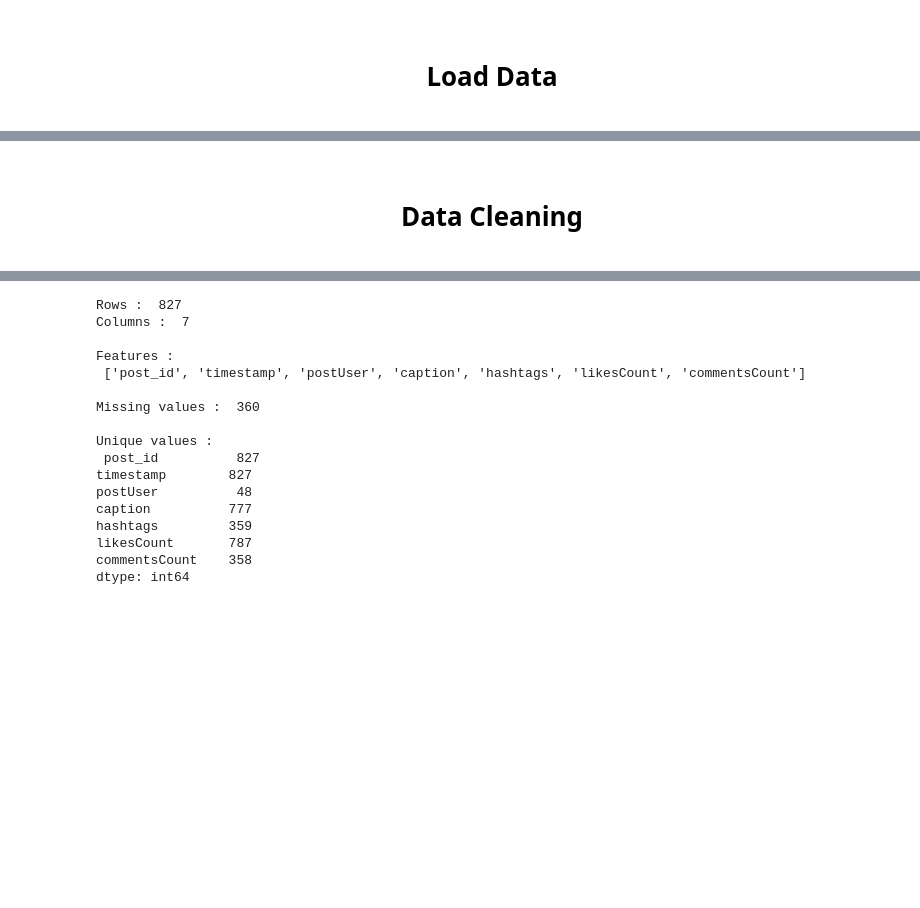
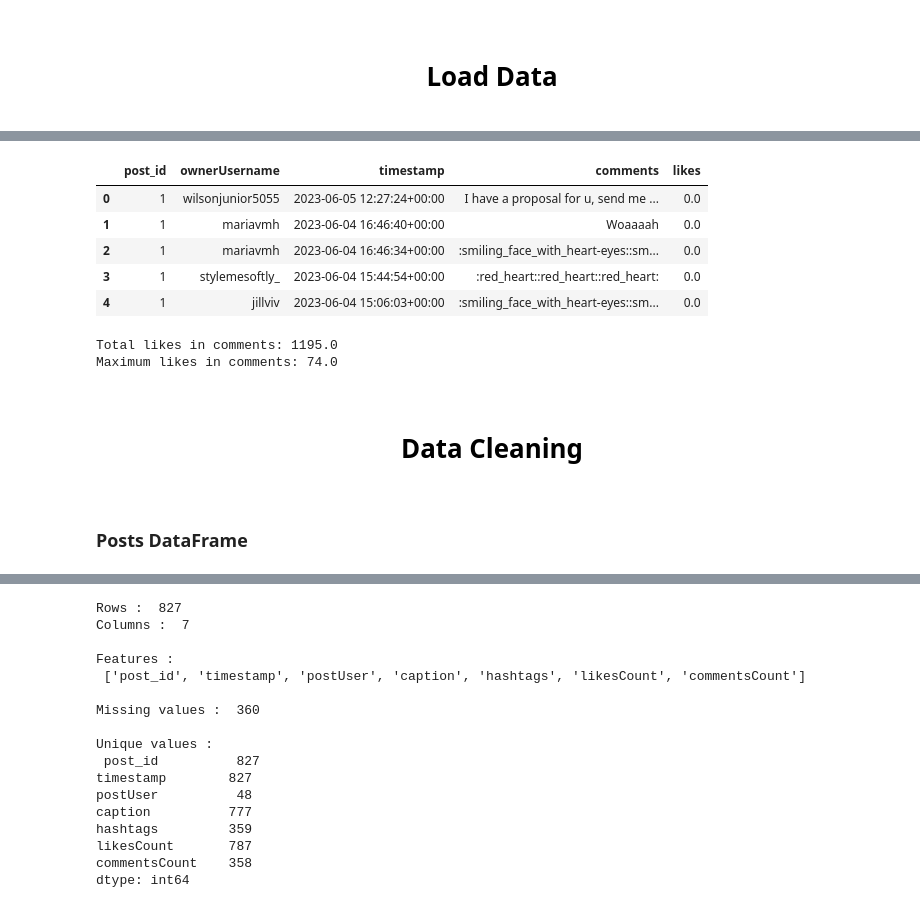
Before and after one commit to 23092003e/A-Fashion-Recommendation-System-via-Sequence-Mining-on-Social-Media-, a Jupyter notebook: notebooks/data_cleaning.ipynb, the cells around one changed output, grey strips where cells are left out. Saved outputs shown, nothing was run; the diff lists cells and outputs as text; code cells hidden in the pictures; blank space fills up the shorter version.

```diff
--- a/notebooks/data_cleaning.ipynb
+++ b/notebooks/data_cleaning.ipynb
@@ -25,5 +24,26 @@ post_df.head()
 | 2 | 3 | 2023-05-29 18:57:51+00:00 | maryleest | The famous stairs 🤎 Photo @gustav... | NaN | 28936 | 123 |
 | 3 | 4 | 2023-03-07 19:30:42+00:00 | stephaniebroek | I visualized this moment so many ... | CHANELFallWinter | 4764 | 215 |
 | 4 | 5 | 2023-05-23 21:11:12+00:00 | maryleest | Got to witness such historical mo... | CannesFilmFestival | 13379 | 123 |
+# %%
+comment_df.head()
+# %% [output]
+|  | post_id | ownerUsername | timestamp | comments | likes |
+| 0 | 1 | wilsonjunior5055 | 2023-06-05 12:27:24+00:00 | I have a proposal for u, send me ... | 0.0 |
+| 1 | 1 | mariavmh | 2023-06-04 16:46:40+00:00 | Woaaaah | 0.0 |
+| 2 | 1 | mariavmh | 2023-06-04 16:46:34+00:00 | :smiling_face_with_heart-eyes::sm... | 0.0 |
+| 3 | 1 | stylemesoftly_ | 2023-06-04 15:44:54+00:00 | :red_heart:️:red_heart:️:red_heart:️ | 0.0 |
+| 4 | 1 | jillviv | 2023-06-04 15:06:03+00:00 | :smiling_face_with_heart-eyes::sm... | 0.0 |
+# %%
+# Total like in comment_df
+total_likes = comment_df['likes'].sum()
+print(f"Total likes in comments: {total_likes}")
+# Maximum likes in comment_df
+max_likes = comment_df['likes'].max()
+print(f"Maximum likes in comments: {max_likes}")
+# %% [output]
+Total likes in comments: 1195.0
+Maximum likes in comments: 74.0
 # %% [markdown]
 # <div style="text-align: center; background-color: white; font-family: Lobster;color: black; padding: 14px; line-height: 1;border-radius:12px"> Data Cleaning </div>
+# %% [markdown]
+### Posts DataFrame
```
Also changed, not shown: parts of 19 cells of this notebook, 3 other files.
